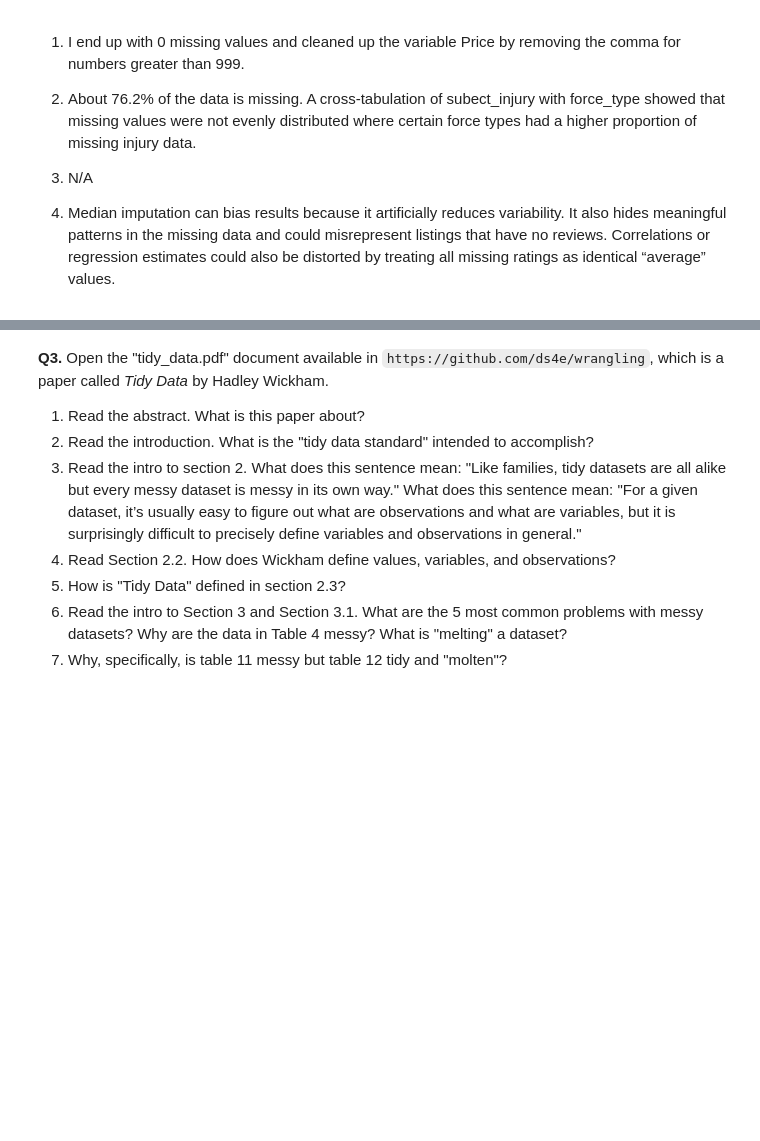
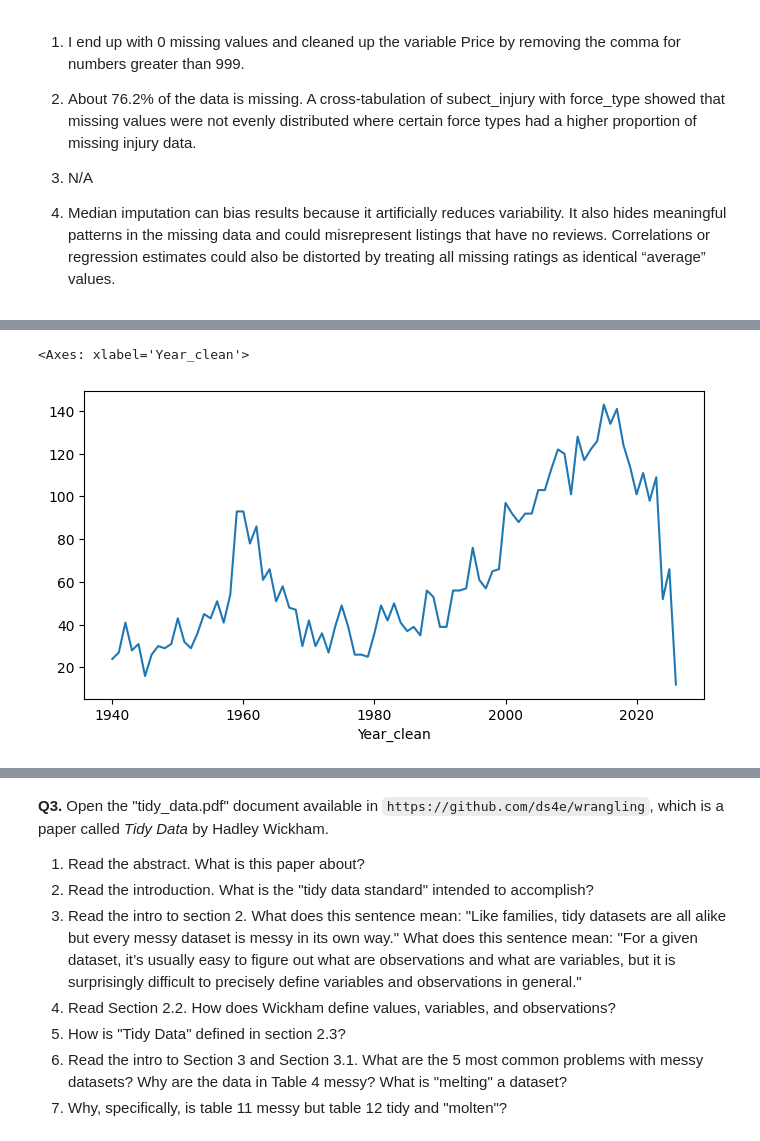
Before and after one commit to haero-lee/undergrad_ml_assignments, a Jupyter notebook: 01_assignment_wrangling_and_eda.ipynb, the cells around one changed output, grey strips where cells are left out. Drawn from its saved outputs; the diff is of its cells as text; code cells hidden in the pictures; blank space fills up the shorter version.

```diff
--- a/01_assignment_wrangling_and_eda.ipynb
+++ b/01_assignment_wrangling_and_eda.ipynb
@@ -130,0 +153,5 @@ Missing values: 8323
+# %%
+import pandas as pd
+
+df = pd.read_excel('/content/data/GSAF5.xls')
+df.head()
@@ -130,0 +166,3 @@ Missing values: 8323
+# %%
+df = df.dropna(axis=1, how='all')
+df.shape
@@ -130,0 +171,8 @@ Missing values: 8323
+# %%
+
+#Inspect
+df['Year'].value_counts().head(20)
+#Clean
+df['Year_clean'] = pd.to_numeric(df['Year'], errors='coerce')
+#Check range
+df['Year_clean'].describe()
@@ -130,0 +190,9 @@ Missing values: 8323
+# %%
+
+#Filter attacks since 1940 & attack trend over time
+df_recent = df[df['Year_clean'] >= 1940]
+attacks_by_year = df_recent.groupby('Year_clean').size()
+attacks_by_year.plot(kind='line', figsize=(8,4))
+# %% [output]
+<Axes: xlabel='Year_clean'>
+[figure, added]
```
Also changed, not shown: parts of 30 cells of this notebook.
